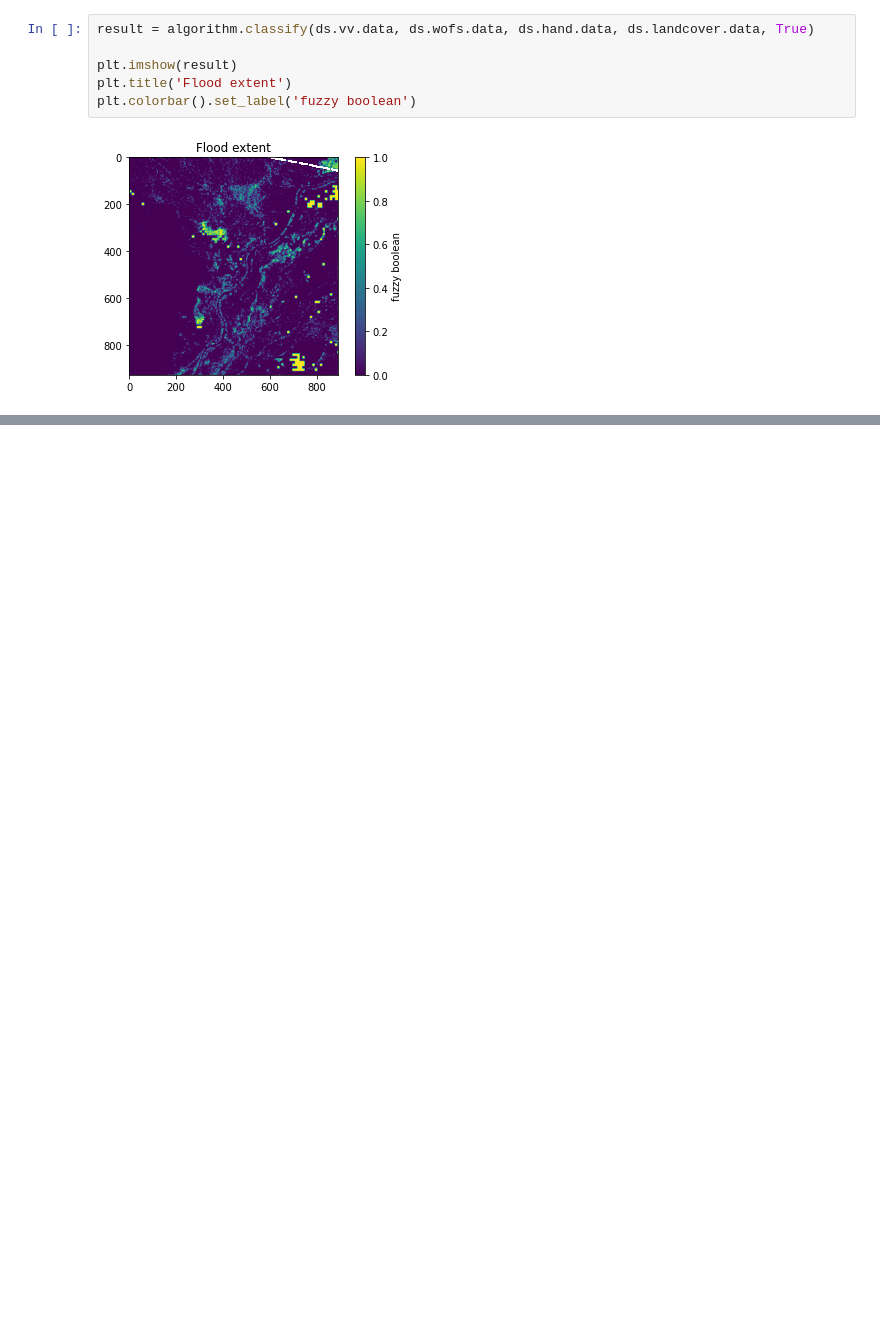
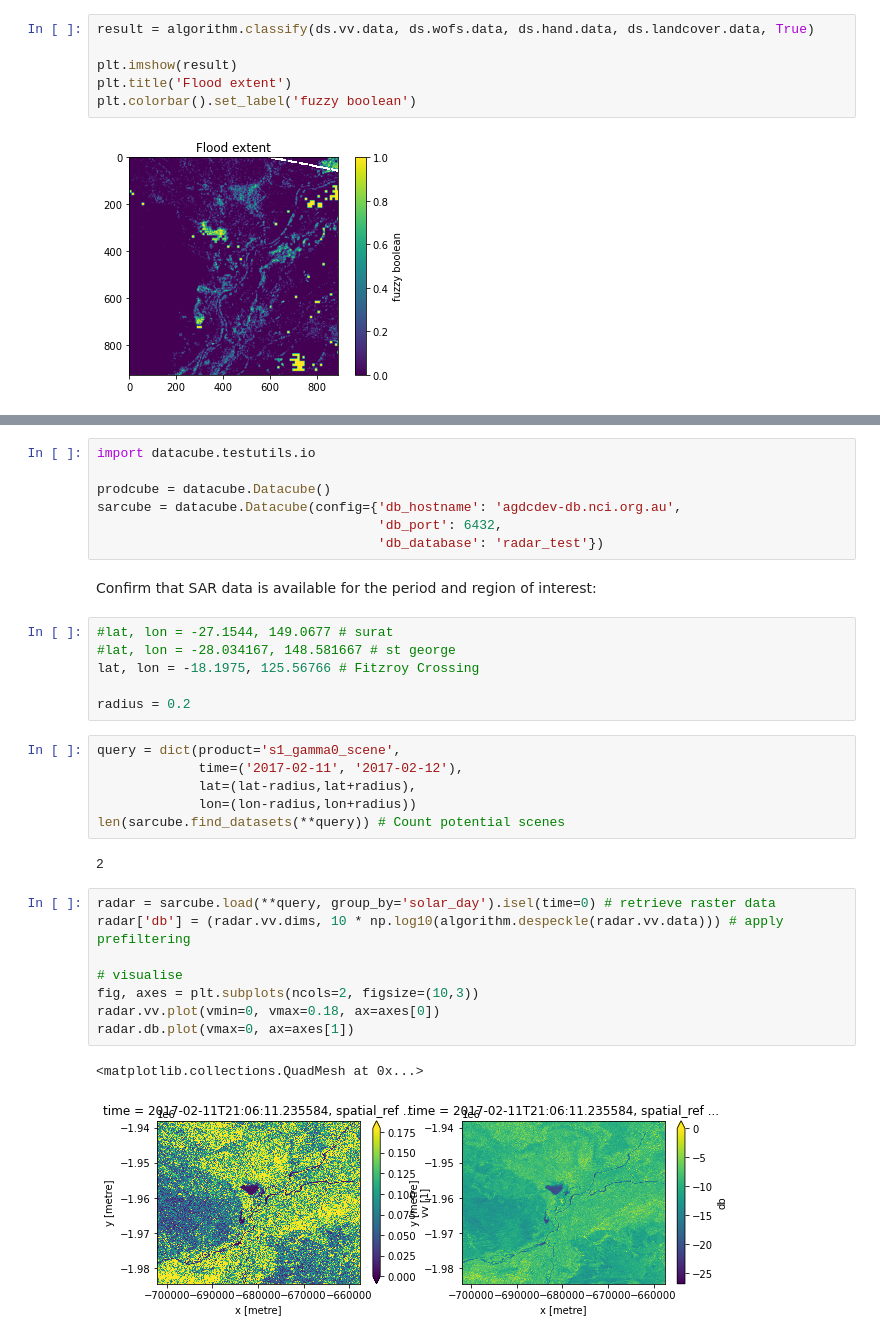
Before and after one commit to GeoscienceAustralia/dea-sar-flood-veg, a Jupyter notebook: notebooks/Demo.ipynb, the cells around one changed output, grey strips where cells are left out. Drawn from its saved outputs; the diff is of its cells as text; blank space fills up the shorter version.

```diff
--- a/notebooks/Demo.ipynb
+++ b/notebooks/Demo.ipynb
@@ -22,0 +26,34 @@ plt.colorbar().set_label('fuzzy boolean')
+# %%
+import datacube.testutils.io
+
+prodcube = datacube.Datacube()
+sarcube = datacube.Datacube(config={'db_hostname': 'agdcdev-db.nci.org.au',
+                                    'db_port': 6432,
+                                    'db_database': 'radar_test'})
+# %% [markdown]
+Confirm that SAR data is available for the period and region of interest:
+# %%
+#lat, lon = -27.1544, 149.0677 # surat
+#lat, lon = -28.034167, 148.581667 # st george
+lat, lon = -18.1975, 125.56766 # Fitzroy Crossing
+
+radius = 0.2
+# %%
+query = dict(product='s1_gamma0_scene',
+             time=('2017-02-11', '2017-02-12'),
+             lat=(lat-radius,lat+radius),
+             lon=(lon-radius,lon+radius))
+len(sarcube.find_datasets(**query)) # Count potential scenes
+# %% [output]
+2
+# %%
+radar = sarcube.load(**query, group_by='solar_day').isel(time=0) # retrieve raster data
+radar['db'] = (radar.vv.dims, 10 * np.log10(algorithm.despeckle(radar.vv.data))) # apply prefiltering
+
+# visualise
+fig, axes = plt.subplots(ncols=2, figsize=(10,3))
+radar.vv.plot(vmin=0, vmax=0.18, ax=axes[0])
+radar.db.plot(vmax=0, ax=axes[1])
+# %% [output]
+<matplotlib.collections.QuadMesh at 0x...>
+[figure, added]
```
Also changed, not shown: parts of 6 cells of this notebook.
